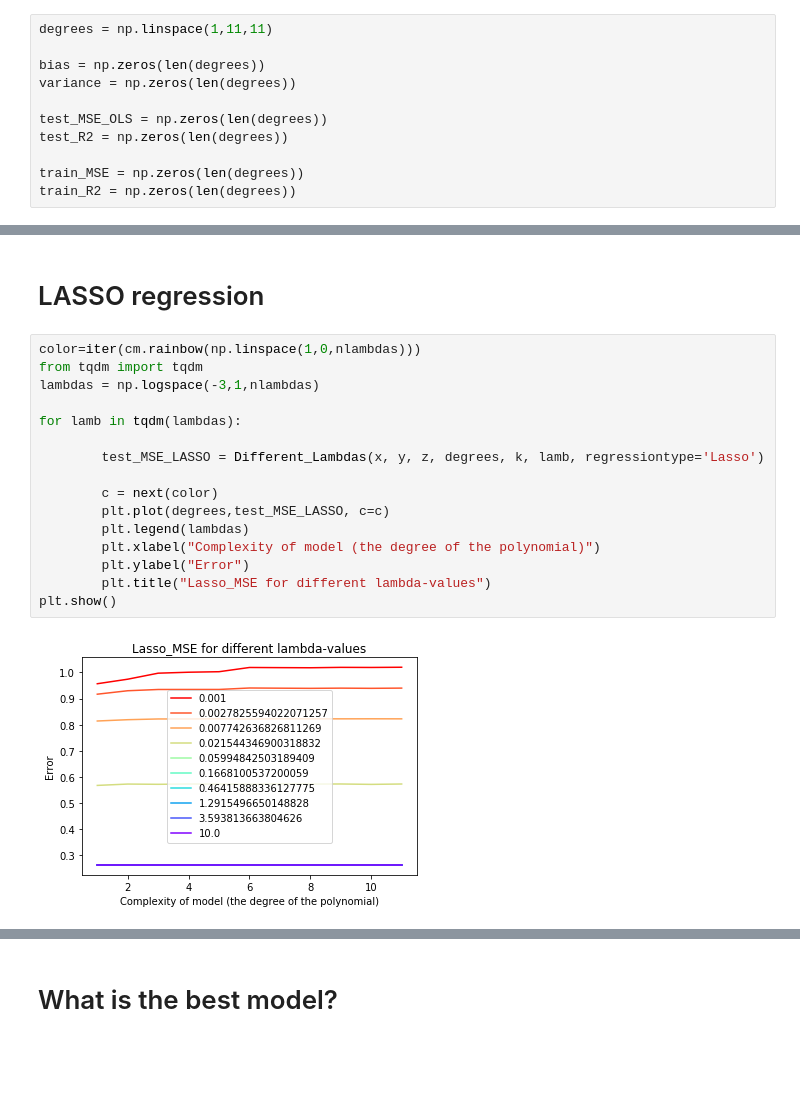
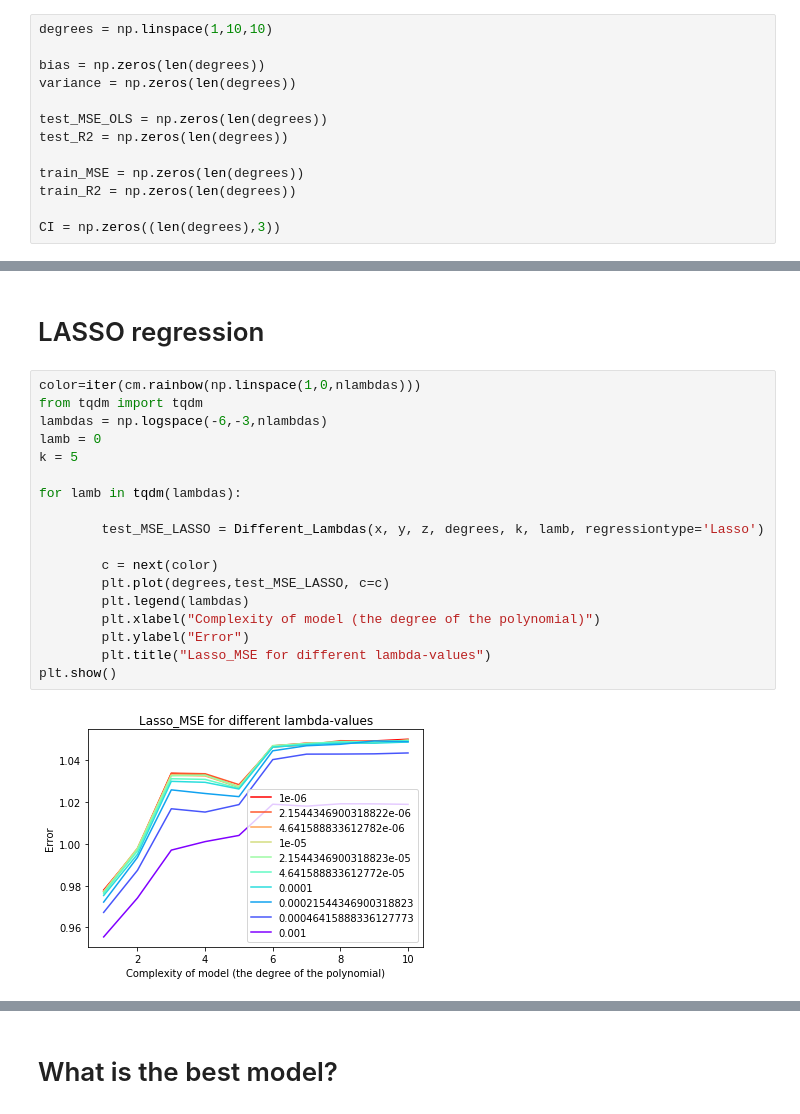
Before and after one commit to ohebbi/FYS-STK4155, a Jupyter notebook: reproducible_results/main.ipynb, the cells around one changed output, grey strips where cells are left out. Saved outputs shown, nothing was run; the diff lists cells and outputs as text; blank space fills up the shorter version.

```diff
--- a/reproducible_results/main.ipynb
+++ b/reproducible_results/main.ipynb
@@ -11,7 +11,7 @@ x,y,z = generate_data()
 # %% [markdown]
 Defining variables next:
 # %%
-degrees = np.linspace(1,11,11)
+degrees = np.linspace(1,10,10)
 
 bias = np.zeros(len(degrees))
 variance = np.zeros(len(degrees))
@@ -21,6 +21,8 @@ test_R2 = np.zeros(len(degrees))
 
 train_MSE = np.zeros(len(degrees))
 train_R2 = np.zeros(len(degrees))
+
+CI = np.zeros((len(degrees),3))
 # %% [markdown]
 # Ordinary Least Square
 # %% [markdown]
@@ -196,19 +243,21 @@ plt.show()
 # %%
 color=iter(cm.rainbow(np.linspace(1,0,nlambdas)))
 from tqdm import tqdm
-lambdas = np.logspace(-3,1,nlambdas)
+lambdas = np.logspace(-6,-3,nlambdas)
+lamb = 0
+k = 5
 
 for lamb in tqdm(lambdas):
 
         test_MSE_LASSO = Different_Lambdas(x, y, z, degrees, k, lamb, regressiontype='Lasso')
 
         c = next(color)
         plt.plot(degrees,test_MSE_LASSO, c=c)
         plt.legend(lambdas)
         plt.xlabel("Complexity of model (the degree of the polynomial)")
         plt.ylabel("Error")
         plt.title("Lasso_MSE for different lambda-values")
 plt.show()
 # %% [output]
-[figure, old version]
+[figure, new version]
 # %%
```
Also changed, not shown: parts of 16 cells of this notebook.
